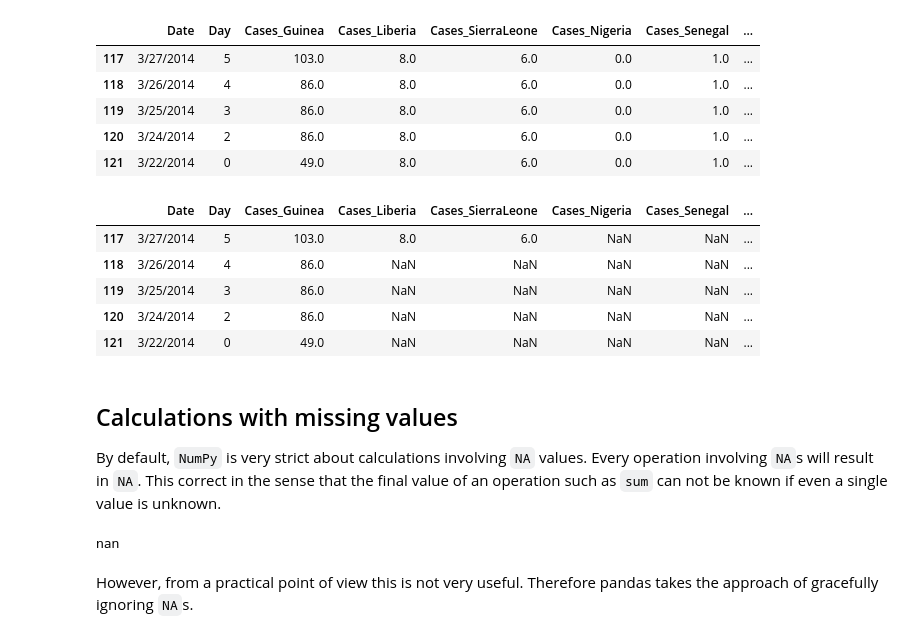
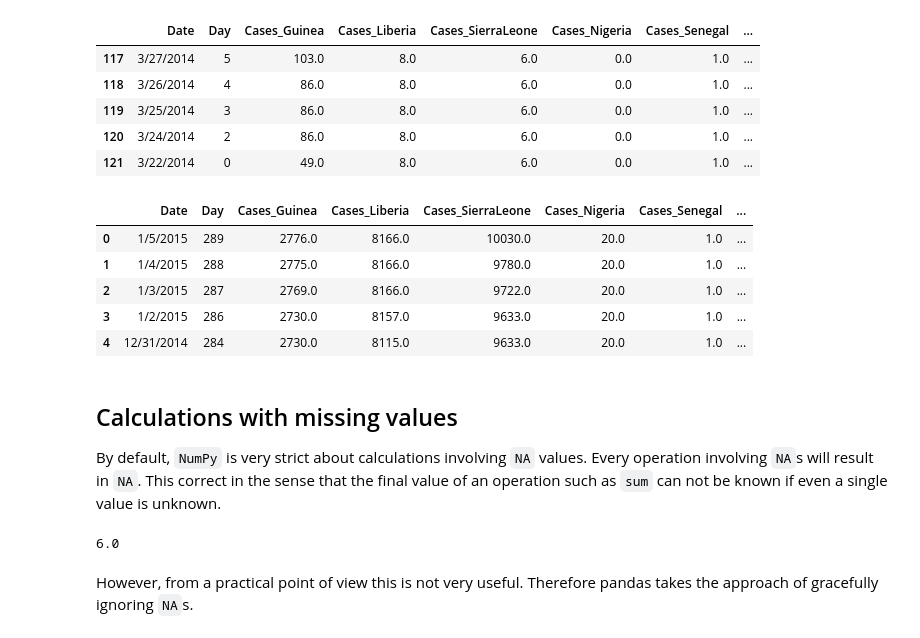
Before and after one commit to scientificprogrammingUOS/lectures, a Jupyter notebook: week07-Cleaning_Data_with_Pandas/lecture.ipynb, the cells around one changed output. Saved outputs shown, nothing was run; the diff lists cells and outputs as text; code cells hidden in the pictures.

```diff
--- a/week07-Cleaning_Data_with_Pandas/lecture.ipynb
+++ b/week07-Cleaning_Data_with_Pandas/lecture.ipynb
@@ -184,21 +187,21 @@ ebola.fillna(method='ffill').tail()
 | 120 | 3/24/2014 | 2 | 86.0 | 8.0 | 6.0 | 0.0 | 1.0 | ... |
 | 121 | 3/22/2014 | 0 | 49.0 | 8.0 | 6.0 | 0.0 | 1.0 | ... |
 # %%
-ebola.fillna(method='bfill').tail()
+ebola.fillna(method='bfill').head()
 # %% [output]
 |  | Date | Day | Cases_Guinea | Cases_Liberia | Cases_SierraLeone | Cases_Nigeria | Cases_Senegal | ... |
-| 117 | 3/27/2014 | 5 | 103.0 | 8.0 | 6.0 | NaN | NaN | ... |
-| 118 | 3/26/2014 | 4 | 86.0 | NaN | NaN | NaN | NaN | ... |
-| 119 | 3/25/2014 | 3 | 86.0 | NaN | NaN | NaN | NaN | ... |
-| 120 | 3/24/2014 | 2 | 86.0 | NaN | NaN | NaN | NaN | ... |
-| 121 | 3/22/2014 | 0 | 49.0 | NaN | NaN | NaN | NaN | ... |
+| 0 | 1/5/2015 | 289 | 2776.0 | 8166.0 | 10030.0 | 20.0 | 1.0 | ... |
+| 1 | 1/4/2015 | 288 | 2775.0 | 8166.0 | 9780.0 | 20.0 | 1.0 | ... |
+| 2 | 1/3/2015 | 287 | 2769.0 | 8166.0 | 9722.0 | 20.0 | 1.0 | ... |
+| 3 | 1/2/2015 | 286 | 2730.0 | 8157.0 | 9633.0 | 20.0 | 1.0 | ... |
+| 4 | 12/31/2014 | 284 | 2730.0 | 8115.0 | 9633.0 | 20.0 | 1.0 | ... |
 # %% [markdown]
 ## Calculations with missing values
 By default, `NumPy` is very strict about calculations involving `NA` values. Every operation involving `NA`s will result in `NA`. This correct in the sense that the final value of an operation such as `sum` can not be known if even a single value is unknown.
 # %%
-np.sum([1, 2, np.nan, 3])
+np.nansum([1, 2, np.nan, 3])
 # %% [output]
-nan
+6.0
 # %% [markdown]
 However, from a practical point of view this is not very useful. Therefore pandas takes the approach of gracefully ignoring `NA`s.
 # %%
```
Also changed, not shown: parts of 19 cells of this notebook, 4 other files.
